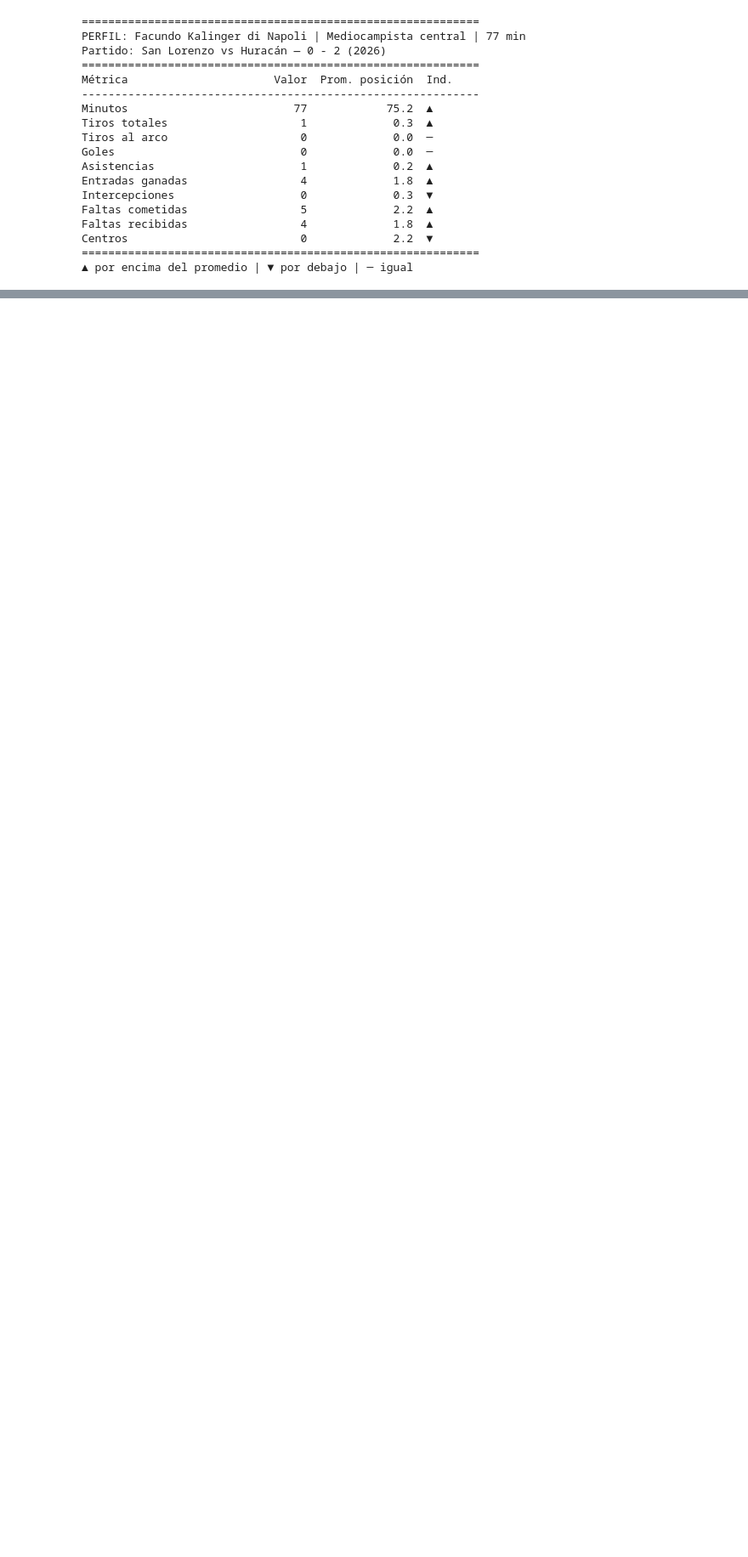
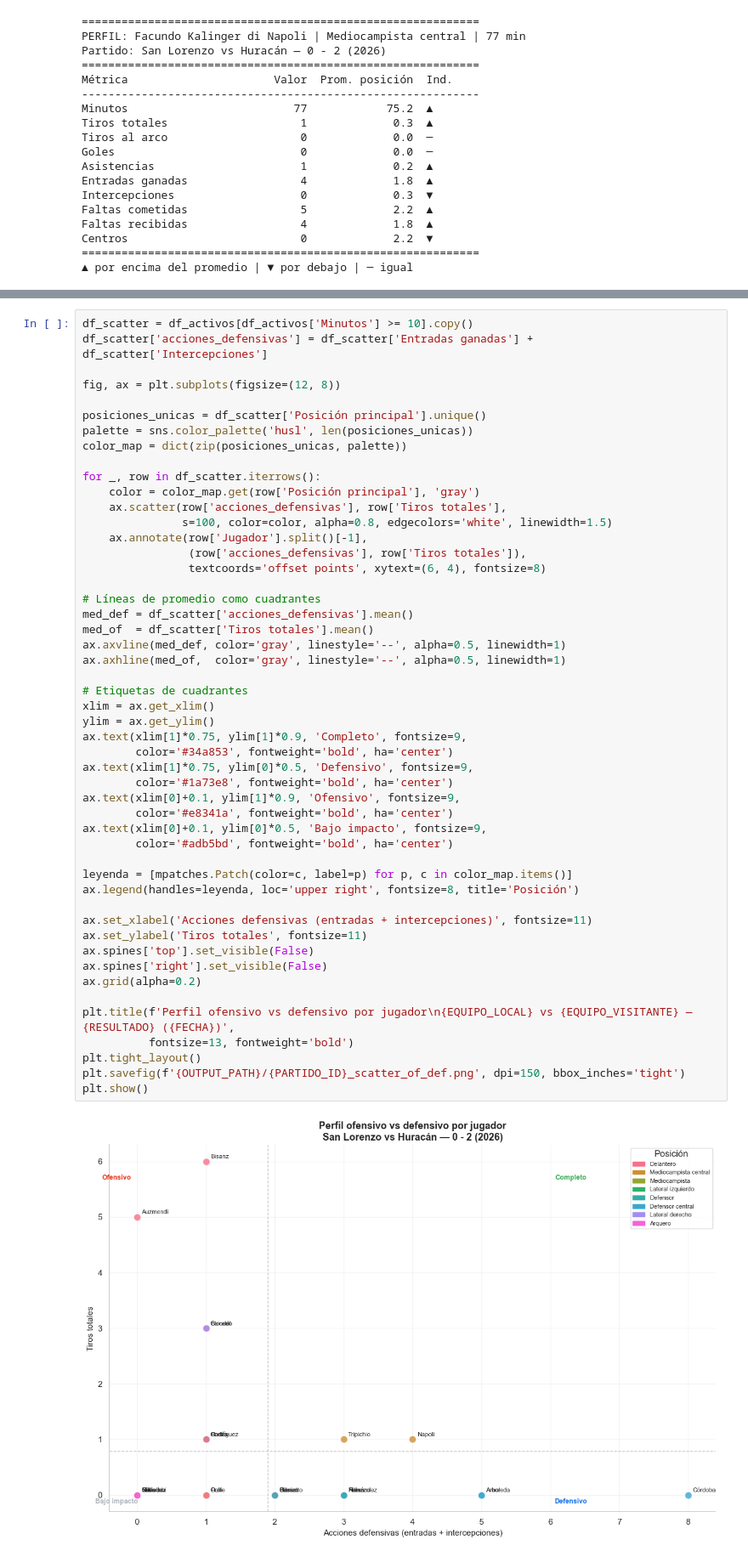
Before and after one commit to andressonsino/football-data-analysis, a Jupyter notebook: huracan/notebooks/san_lorenzo_huracan.ipynb, the cells around one changed output, grey strips where cells are left out. Shown at 85% size. Saved outputs shown, nothing was run; the diff lists cells and outputs as text; blank space fills up the shorter version.

```diff
--- a/huracan/notebooks/san_lorenzo_huracan.ipynb
+++ b/huracan/notebooks/san_lorenzo_huracan.ipynb
@@ -1136,0 +1194,52 @@ NameError: name 'OUTPUT_PATH' is not defined
+# %%
+df_scatter = df_activos[df_activos['Minutos'] >= 10].copy()
+df_scatter['acciones_defensivas'] = df_scatter['Entradas ganadas'] + df_scatter['Intercepciones']
+
+fig, ax = plt.subplots(figsize=(12, 8))
+
+posiciones_unicas = df_scatter['Posición principal'].unique()
+palette = sns.color_palette('husl', len(posiciones_unicas))
+color_map = dict(zip(posiciones_unicas, palette))
+
+for _, row in df_scatter.iterrows():
+    color = color_map.get(row['Posición principal'], 'gray')
+    ax.scatter(row['acciones_defensivas'], row['Tiros totales'],
+               s=100, color=color, alpha=0.8, edgecolors='white', linewidth=1.5)
+    ax.annotate(row['Jugador'].split()[-1],
+                (row['acciones_defensivas'], row['Tiros totales']),
+                textcoords='offset points', xytext=(6, 4), fontsize=8)
+
+# Líneas de promedio como cuadrantes
+med_def = df_scatter['acciones_defensivas'].mean()
+med_of  = df_scatter['Tiros totales'].mean()
+ax.axvline(med_def, color='gray', linestyle='--', alpha=0.5, linewidth=1)
+ax.axhline(med_of,  color='gray', linestyle='--', alpha=0.5, linewidth=1)
+
+# Etiquetas de cuadrantes
+xlim = ax.get_xlim()
+ylim = ax.get_ylim()
+ax.text(xlim[1]*0.75, ylim[1]*0.9, 'Completo', fontsize=9,
+        color='#34a853', fontweight='bold', ha='center')
+ax.text(xlim[1]*0.75, ylim[0]*0.5, 'Defensivo', fontsize=9,
+        color='#1a73e8', fontweight='bold', ha='center')
+ax.text(xlim[0]+0.1, ylim[1]*0.9, 'Ofensivo', fontsize=9,
+        color='#e8341a', fontweight='bold', ha='center')
+ax.text(xlim[0]+0.1, ylim[0]*0.5, 'Bajo impacto', fontsize=9,
+        color='#adb5bd', fontweight='bold', ha='center')
+
+leyenda = [mpatches.Patch(color=c, label=p) for p, c in color_map.items()]
+ax.legend(handles=leyenda, loc='upper right', fontsize=8, title='Posición')
+
+ax.set_xlabel('Acciones defensivas (entradas + intercepciones)', fontsize=11)
+ax.set_ylabel('Tiros totales', fontsize=11)
+ax.spines['top'].set_visible(False)
+ax.spines['right'].set_visible(False)
+ax.grid(alpha=0.2)
+
+plt.title(f'Perfil ofensivo vs defensivo por jugador\n{EQUIPO_LOCAL} vs {EQUIPO_VISITANTE} — {RESULTADO} ({FECHA})',
+          fontsize=13, fontweight='bold')
+plt.tight_layout()
+plt.savefig(f'{OUTPUT_PATH}/{PARTIDO_ID}_scatter_of_def.png', dpi=150, bbox_inches='tight')
+plt.show()
+# %% [output]
+[figure, added]
```
Also changed, not shown: parts of 17 cells of this notebook, 2 other files.
